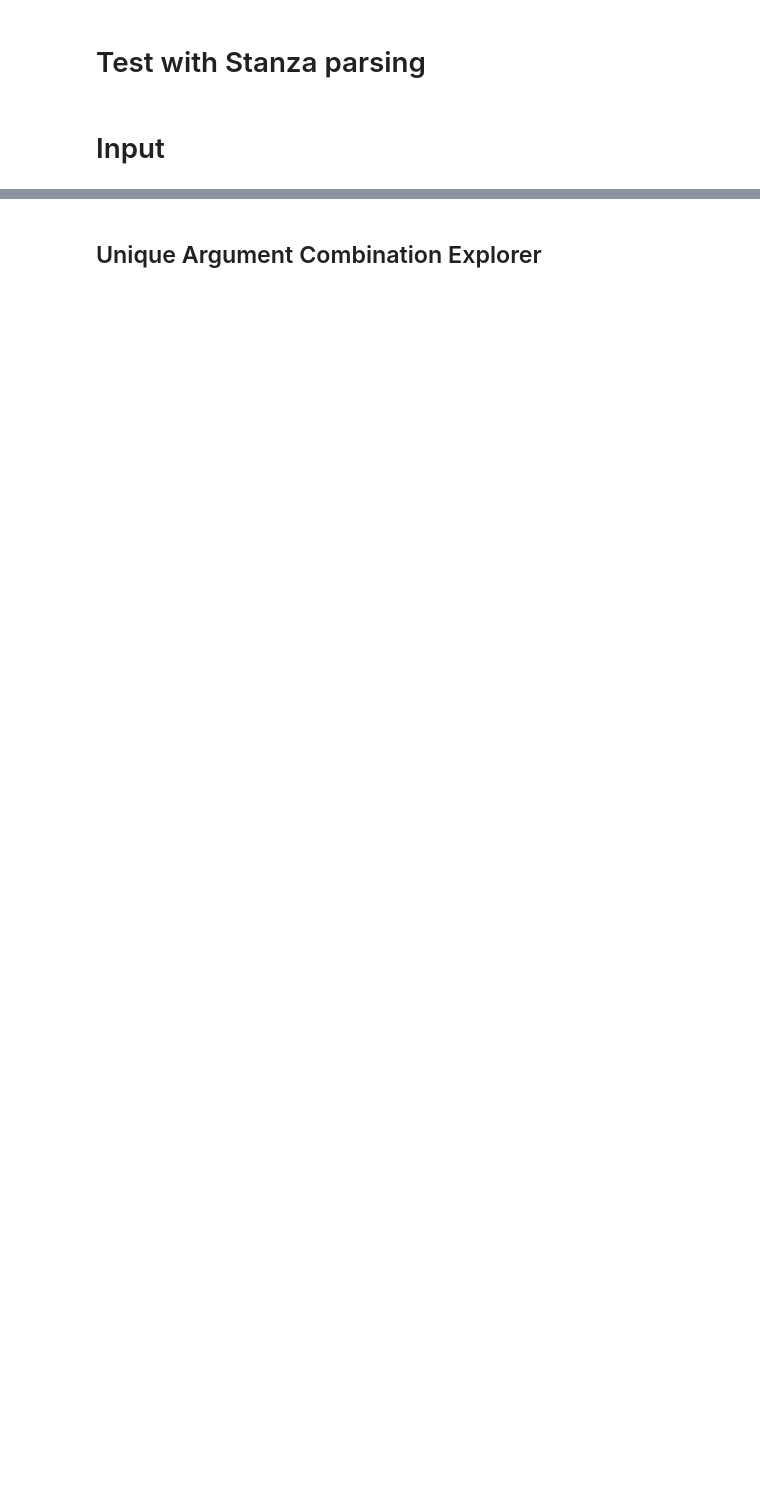
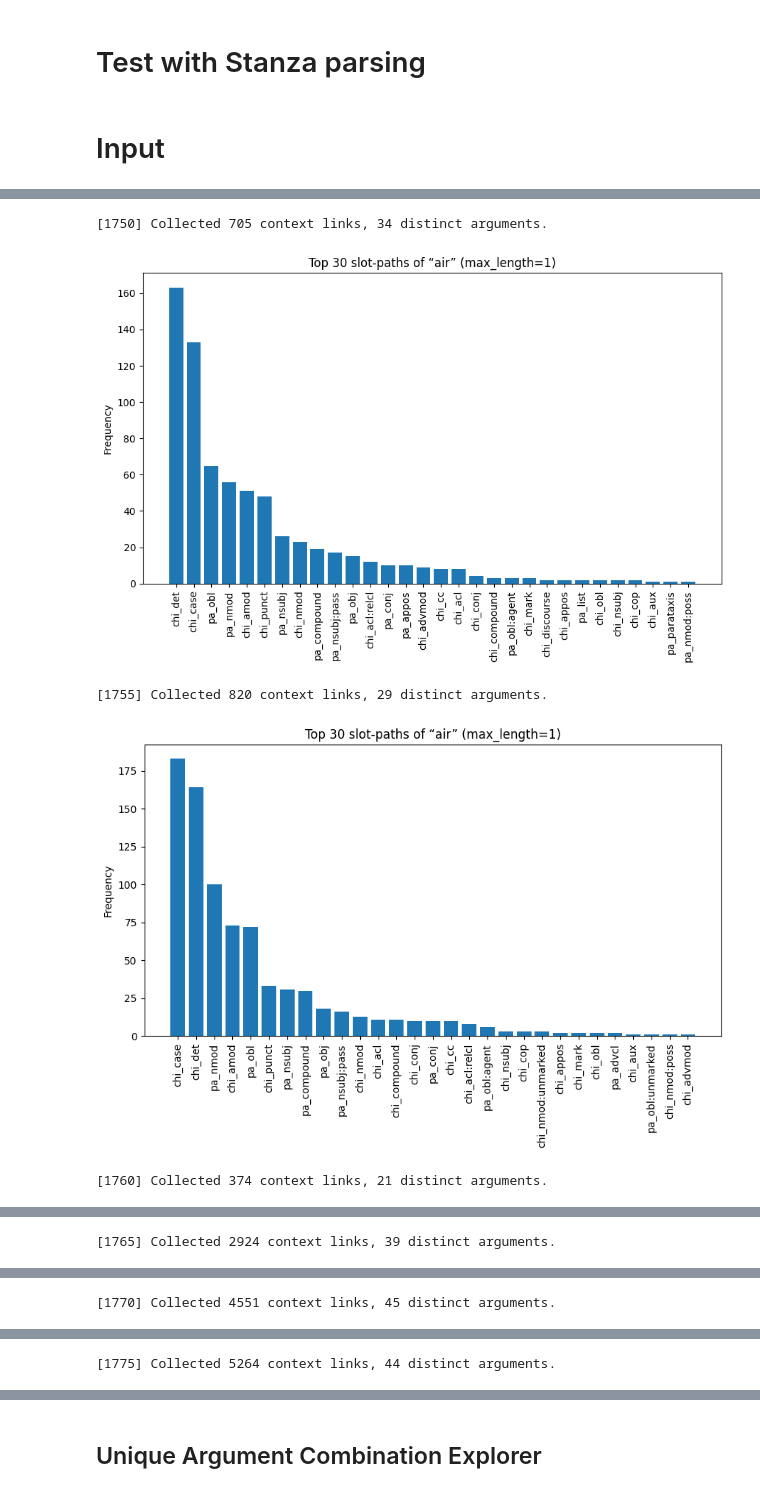
Before and after one commit to phantatbach/SynFlow, a Jupyter notebook: SynFlow_Explorer.ipynb, the cells around one changed output, grey strips where cells are left out. Saved outputs shown, nothing was run; the diff lists cells and outputs as text; code cells hidden in the pictures; blank space fills up the shorter version.

```diff
--- a/SynFlow_Explorer.ipynb
+++ b/SynFlow_Explorer.ipynb
@@ -49,16 +60,28 @@ pattern = re.compile(
 target_lemma = 'air'
 target_pos = 'N'
 
-# All
-period = '1750-1799'
-corpus_folder = f'/home/volt/bach/pilot_data/RSC/1750-1799_che_half_decades'
+# RSC
+period = '1750-1819'
+corpus_folder = f'/home/volt/bach/pilot_data/RSC/1750-1819_che_half_decades'
 output_folder = f'/home/volt/bach/SynFlow/output/{target_lemma}-{target_pos}-{period}'
 output_explorer = f'{output_folder}/Explorer'
 output_embedding = f'{output_folder}/Embedding'
+input_SCD = f'/home/volt/bach/SynFlow/input/SCD/{target_lemma}-{target_pos}-{period}'
+
+# COHA
+# period = '1900-2000'
+# corpus_folder = f'/home/volt/bach/pilot_data/COHA'
+# output_folder = f'/home/volt/bach/SynFlow/output/{target_lemma}-{target_pos}-{period}'
+# output_explorer = f'{output_folder}/Explorer'
+# output_embedding = f'{output_folder}/Embedding'
+
 
 if not os.path.exists(output_explorer):
     os.makedirs(output_explorer)
 
 if not os.path.exists(output_embedding):
     os.makedirs(output_embedding)
+
+if not os.path.exists(input_SCD):
+    os.makedirs(input_SCD)
 # %% [markdown]
@@ -68,11 +91,17 @@ if not os.path.exists(output_embedding):
 # %%
-from SynFlow.Explorer import arg_explorer
-dist = arg_explorer(
+from SynFlow.Explorer import spath_explorer
+dist = spath_explorer(
     corpus_folder=corpus_folder,
     target_lemma=target_lemma,
     target_pos=target_pos,
     max_length=1,
     top_n=30,
     pattern=pattern,
     output_folder=output_explorer
 )
+# %% [output]
+[1750] Collected 705 context links, 34 distinct arguments.
+[figure, added]
+[1755] Collected 820 context links, 29 distinct arguments.
+[figure, added]
+[1760] Collected 374 context links, 21 distinct arguments.
@@ -78,0 +109 @@ dist = arg_explorer(
+[1765] Collected 2924 context links, 39 distinct arguments.
@@ -78,0 +111 @@ dist = arg_explorer(
+[1770] Collected 4551 context links, 45 distinct arguments.
@@ -78,0 +113 @@ dist = arg_explorer(
+[1775] Collected 5264 context links, 44 distinct arguments.
```
Also changed, not shown: parts of 12 cells of this notebook, 3 other files.
